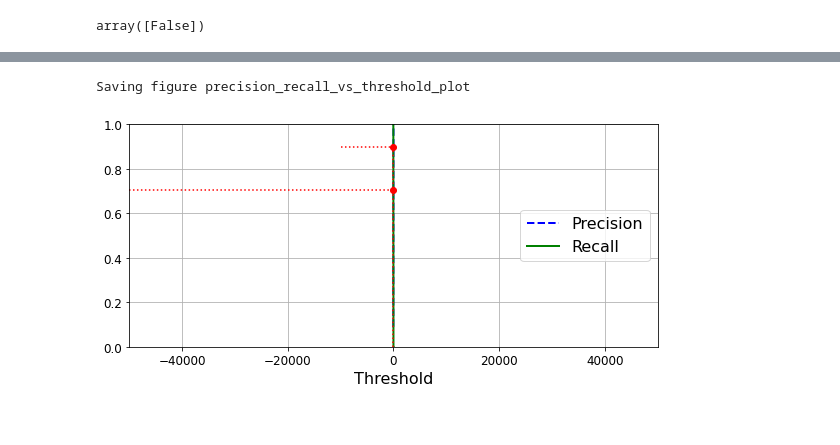
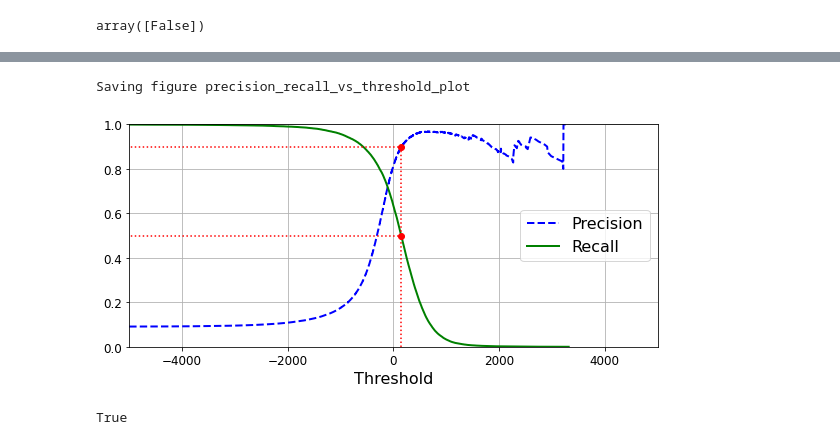
Before and after one commit to samp3209/MachineLearning, a Jupyter notebook: classifyingexercise.ipynb, the cells around one changed output, grey strips where cells are left out. Saved outputs shown, nothing was run; the diff lists cells and outputs as text; code cells hidden in the pictures.

```diff
--- a/classifyingexercise.ipynb
+++ b/classifyingexercise.ipynb
@@ -436,3 +413,3 @@ Pipeline(steps=[('standardscaler', StandardScaler()),
 # %%
-y_train_5 = (y_train == 5)
+y_train_5 = (y_train_augmented == 5)
 y_test_5 = (y_test == 5)
@@ -454,0 +416,3 @@ predictions = model.predict(X_test)
+# %%
+sgd_clf = SGDClassifier(max_iter=1000, tol=1e-3, random_state=42)
+sgd_clf.fit(X_train_augmented, y_train_5)
@@ -611,5 +525,5 @@ y_some_digit_pred
 # %% [output]
 array([False])
 # %%
-y_scores = cross_val_predict(model, X_train, y_train_5, cv=3,
+y_scores = cross_val_predict(sgd_clf, X_train_augmented, y_train_5, cv=3,
                              method="decision_function")
@@ -638,27 +534,31 @@ precisions, recalls, thresholds = precision_recall_curve(y_train_5, y_scores)
 # %%
 def plot_precision_recall_vs_threshold(precisions, recalls, thresholds):
     plt.plot(thresholds, precisions[:-1], "b--", label="Precision", linewidth=2)
     plt.plot(thresholds, recalls[:-1], "g-", label="Recall", linewidth=2)
     plt.legend(loc="center right", fontsize=16) # Not shown in the book
     plt.xlabel("Threshold", fontsize=16)        # Not shown
     plt.grid(True)                              # Not shown
-    plt.axis([-50000, 50000, 0, 1])             # Not shown
+    plt.axis([-5000, 5000, 0, 1])             # Not shown
 
 
 
 recall_90_precision = recalls[np.argmax(precisions >= 0.90)]
 threshold_90_precision = thresholds[np.argmax(precisions >= 0.90)]
 
 
 plt.figure(figsize=(8, 4))                                                                  # Not shown
 plot_precision_recall_vs_threshold(precisions, recalls, thresholds)
 plt.plot([threshold_90_precision, threshold_90_precision], [0., 0.9], "r:")                 # Not shown
-plt.plot([-10000, threshold_90_precision], [0.9, 0.9], "r:")                                # Not shown
+plt.plot([-50000, threshold_90_precision], [0.9, 0.9], "r:")                                # Not shown
 plt.plot([-50000, threshold_90_precision], [recall_90_precision, recall_90_precision], "r:")# Not shown
 plt.plot([threshold_90_precision], [0.9], "ro")                                             # Not shown
 plt.plot([threshold_90_precision], [recall_90_precision], "ro")                             # Not shown
 save_fig("precision_recall_vs_threshold_plot")                                              # Not shown
 plt.show()
 # %% [output]
 Saving figure precision_recall_vs_threshold_plot
-[figure, old version]
+[figure, new version]
+# %%
+(y_train_pred == (y_scores > 0)).all()
+# %% [output]
+True
```
Also changed, not shown: parts of 29 cells of this notebook.
